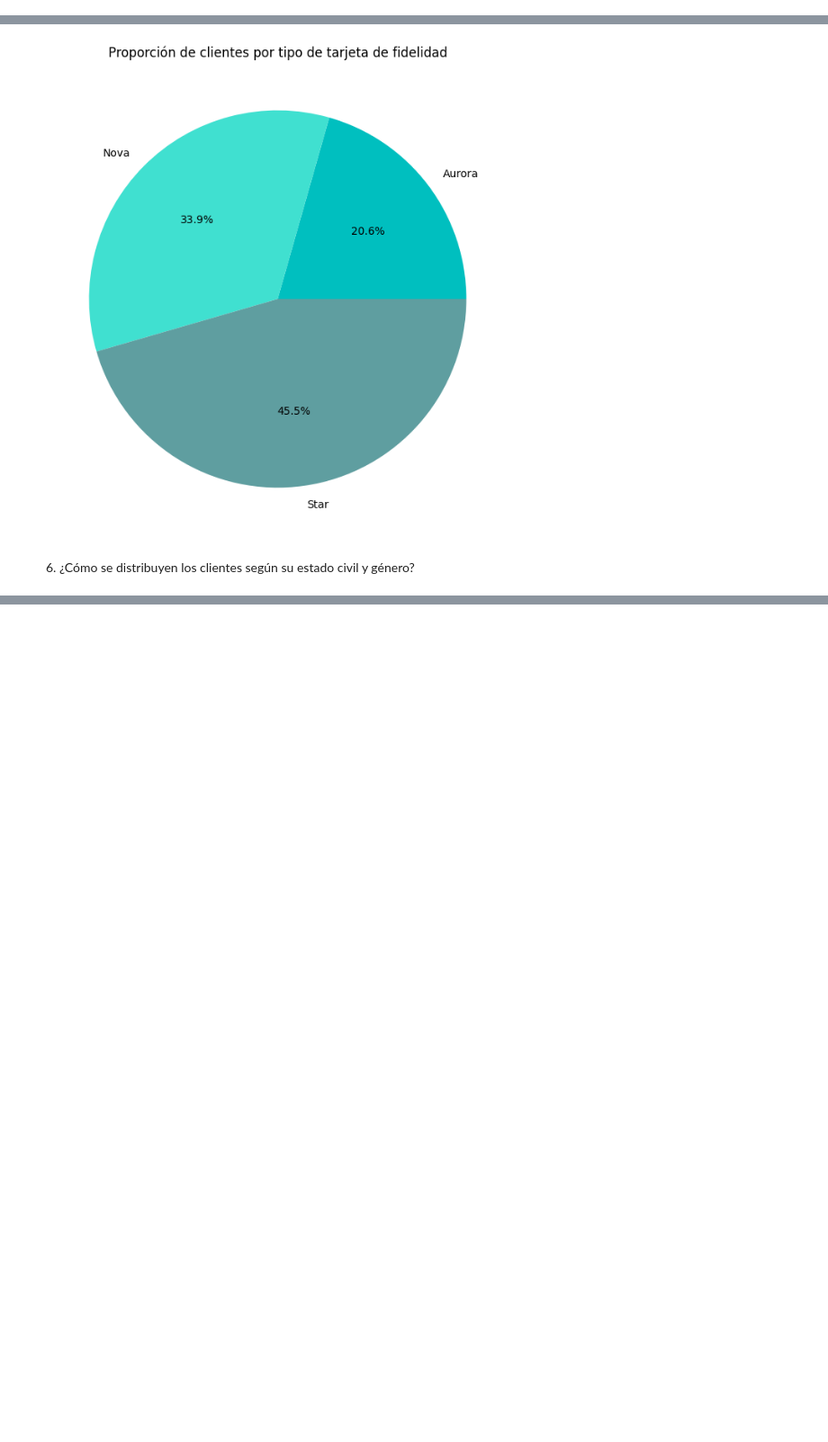
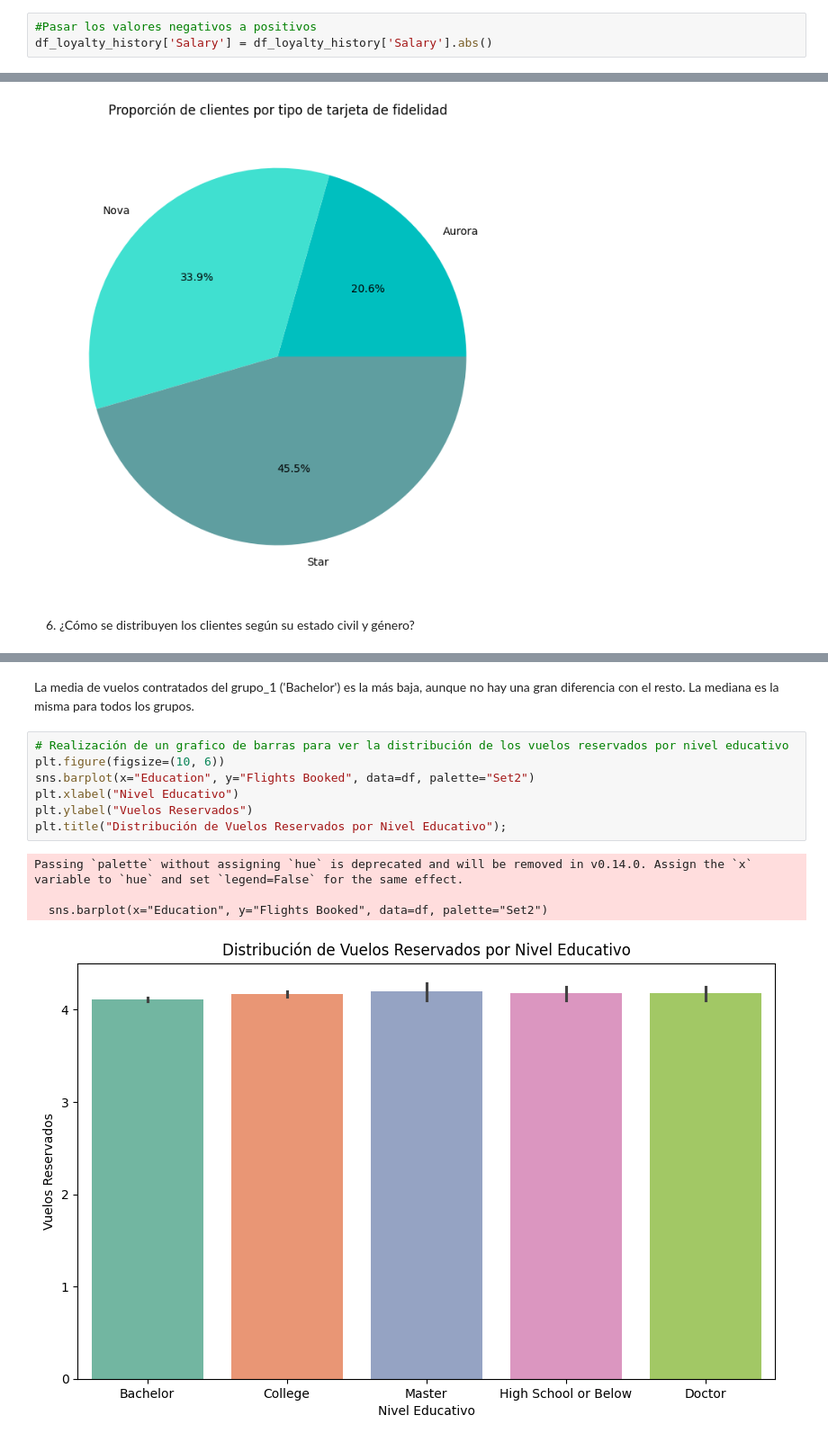
Before and after one commit to Adalab/bda-modulo-3-evaluacion-final-PaolaNSDP, a Jupyter notebook: evaluacion_modulo_3.ipynb, the cells around one changed output, grey strips where cells are left out. Shown: that part at 90% size. Saved outputs shown, nothing was run; the diff lists cells and outputs as text; blank space fills up the shorter version.

```diff
--- a/evaluacion_modulo_3.ipynb
+++ b/evaluacion_modulo_3.ipynb
@@ -159,3 +164,6 @@ dtype: int64
+# %%
+#Pasar los valores negativos a positivos
+df_loyalty_history['Salary'] = df_loyalty_history['Salary'].abs()
 # %%
 # Comprobación de la media y la mediana de la columna 'Salary' para ver si cuál de las dos uso para imputar los nulos
 df_loyalty_history['Salary'].mean()
@@ -396,0 +565,14 @@ plt.title("Distribución de clientes según su estado civil y género");
+# %% [markdown]
+La media de vuelos contratados del grupo_1 ('Bachelor') es la más baja, aunque no hay una gran diferencia con el resto. La mediana es la misma para todos los grupos.
+# %%
+# Realización de un grafico de barras para ver la distribución de los vuelos reservados por nivel educativo
+plt.figure(figsize=(10, 6))
+sns.barplot(x="Education", y="Flights Booked", data=df, palette="Set2")
+plt.xlabel("Nivel Educativo")
+plt.ylabel("Vuelos Reservados")
+plt.title("Distribución de Vuelos Reservados por Nivel Educativo");
+# %% [output]
+Passing `palette` without assigning `hue` is deprecated and will be removed in v0.14.0. Assign the `x` variable to `hue` and set `legend=False` for the same effect.
+
+  sns.barplot(x="Education", y="Flights Booked", data=df, palette="Set2")
+[figure, added]
```
Also changed, not shown: parts of 22 cells of this notebook, 1 other file.
